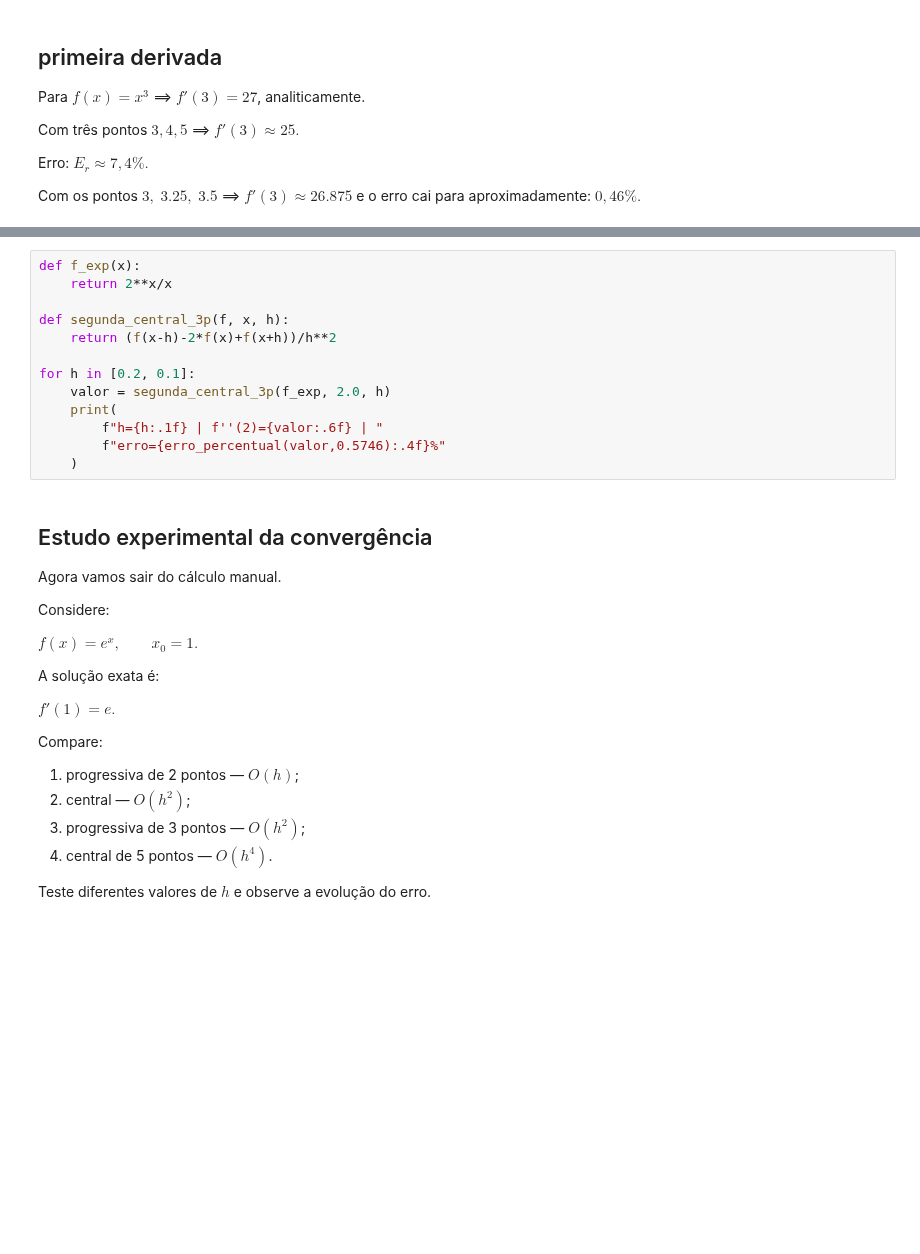
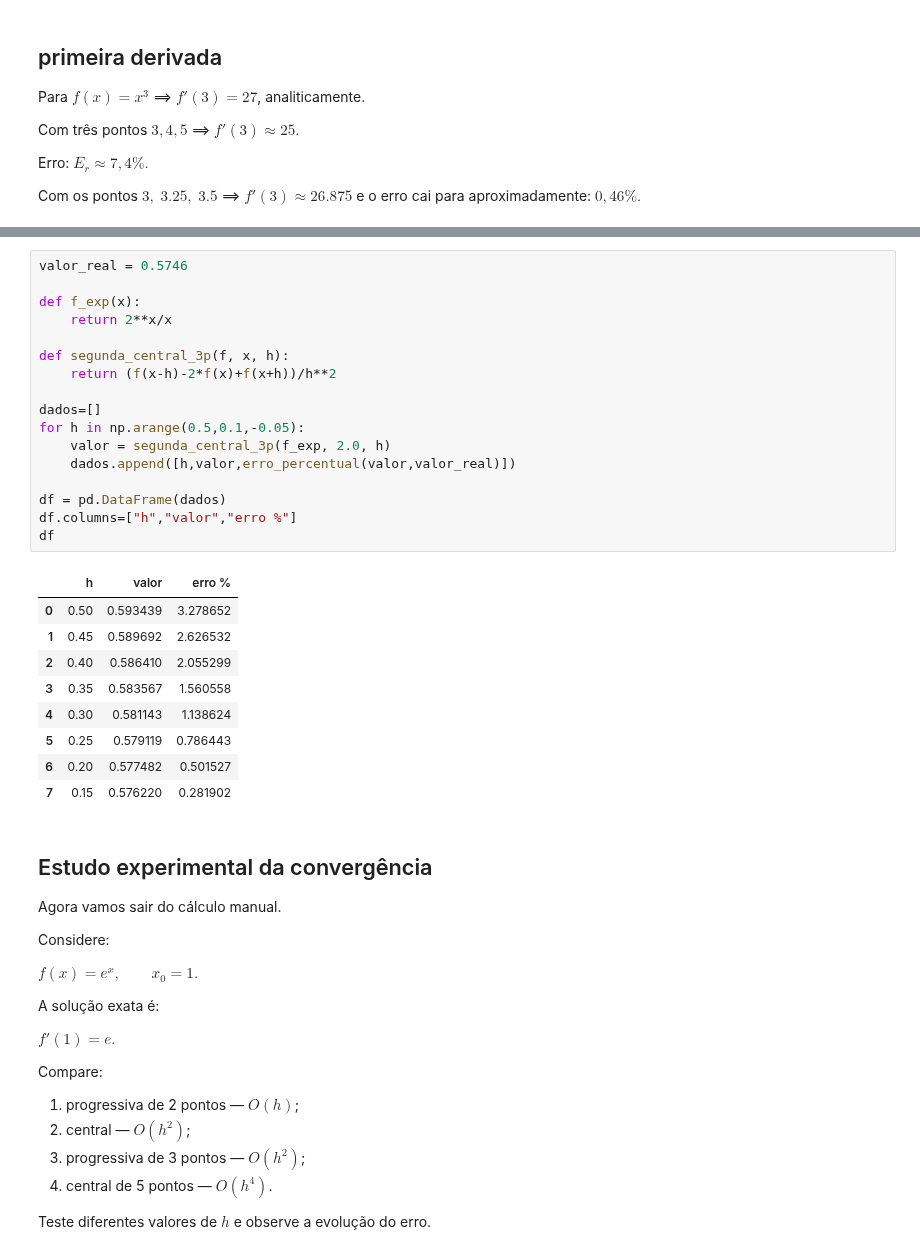
Before and after one commit to JonathaCosta-IA/1-NM_GitHub, a Jupyter notebook: C-NoteBooks/4-MN_Diferenciacao_NumericaV0.ipynb, the cells around one changed output, grey strips where cells are left out. Drawn from its saved outputs; the diff is of its cells as text; blank space fills up the shorter version.

```diff
--- a/C-NoteBooks/4-MN_Diferenciacao_NumericaV0.ipynb
+++ b/C-NoteBooks/4-MN_Diferenciacao_NumericaV0.ipynb
@@ -1199,18 +1194,32 @@ $
 
 O exemplo considera $h=0,2$ e $h=0,1$.
 # %%
+valor_real = 0.5746
+
 def f_exp(x):
     return 2**x/x
 
 def segunda_central_3p(f, x, h):
     return (f(x-h)-2*f(x)+f(x+h))/h**2
 
-for h in [0.2, 0.1]:
+dados=[]
+for h in np.arange(0.5,0.1,-0.05):
     valor = segunda_central_3p(f_exp, 2.0, h)
-    print(
-        f"h={h:.1f} | f''(2)={valor:.6f} | "
-        f"erro={erro_percentual(valor,0.5746):.4f}%"
-    )
+    dados.append([h,valor,erro_percentual(valor,valor_real)])
+
+df = pd.DataFrame(dados)
+df.columns=["h","valor","erro %"]
+df
+# %% [output]
+|  | h | valor | erro % |
+| 0 | 0.50 | 0.593439 | 3.278652 |
+| 1 | 0.45 | 0.589692 | 2.626532 |
+| 2 | 0.40 | 0.586410 | 2.055299 |
+| 3 | 0.35 | 0.583567 | 1.560558 |
+| 4 | 0.30 | 0.581143 | 1.138624 |
+| 5 | 0.25 | 0.579119 | 0.786443 |
+| 6 | 0.20 | 0.577482 | 0.501527 |
+| 7 | 0.15 | 0.576220 | 0.281902 |
 # %% [markdown]
 ## Estudo experimental da convergência
 
```
Also changed, not shown: parts of 35 cells of this notebook.
